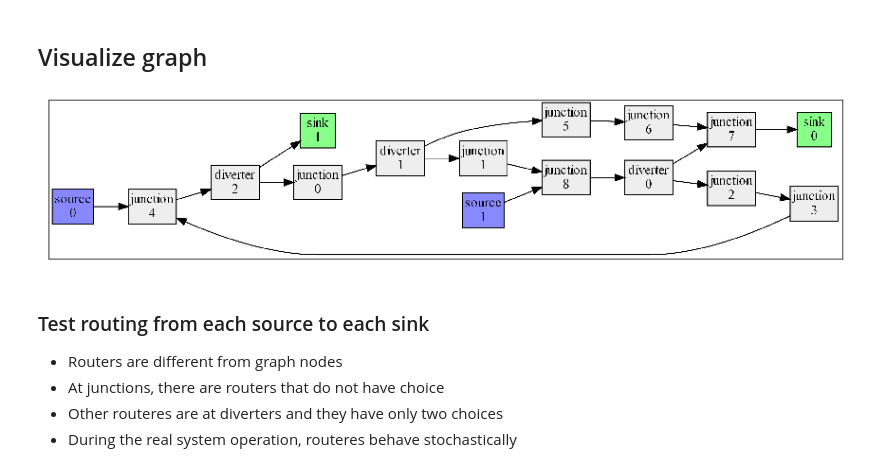
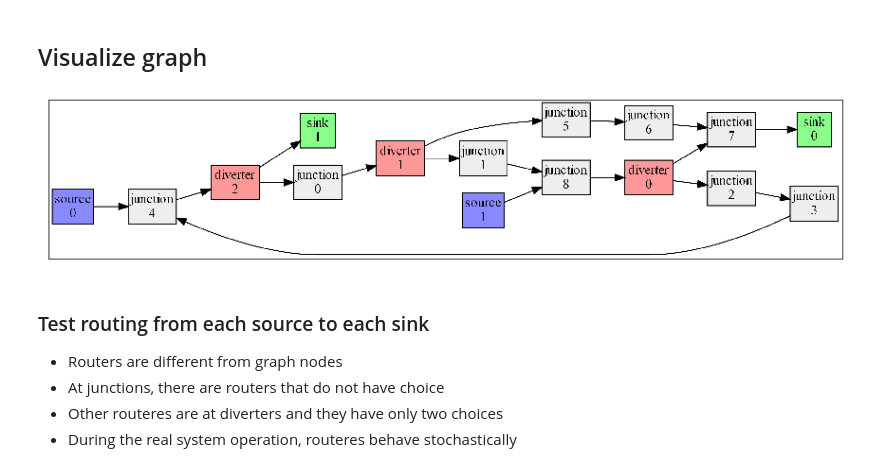
Before and after one commit to flyingleafe/dqnroute, a Jupyter notebook: notebooks/igor_run_simulation.ipynb, the cells around one changed output. Drawn from its saved outputs; the diff is of its cells as text; code cells hidden in the pictures.

```diff
--- a/notebooks/igor_run_simulation.ipynb
+++ b/notebooks/igor_run_simulation.ipynb
@@ -360,34 +360,37 @@ for i, node_key in g.indices_to_node_keys.items():
     gv_graph.add_node(i)
     n = gv_graph.get_node(i)
     n.attr["label"] = get_gv_node_name(node_key)
     n.attr["shape"] = "box"
     n.attr["style"] = "filled"
     n.attr["fixedsize"] = "true"
     if node_key[0] == "source":
         n.attr["fillcolor"] = "#8888FF"
         n.attr["width"] = "0.6"
     elif node_key[0] == "sink":
         n.attr["fillcolor"] = "#88FF88"
         n.attr["width"] = "0.5"
+    elif node_key[0] == "diverter":
+        n.attr["fillcolor"] = "#FF9999"
+        n.attr["width"] = "0.7"
     else:
         n.attr["fillcolor"] = "#EEEEEE"
         n.attr["width"] = "0.7"
 
 for from_node in g.node_keys:
     for to_node in g.get_out_nodes(from_node):
         gv_graph.add_edge(g.node_keys_to_indices[from_node], g.node_keys_to_indices[to_node])
 
 prefix = "../img/tmp."
 gv_graph.write(prefix + "gv")
 for path in [prefix + "png", prefix + "pdf"]:
     gv_graph.draw(path, prog="dot", args="-Gdpi=300 -Gmargin=0 -Grankdir=LR")
 fig, ax = plt.subplots(figsize=(15, 15))
 ax.get_yaxis().set_visible(False)
 ax.get_xaxis().set_visible(False)
 image = plt.imread(prefix + "png")
 plt.imshow(image);
 # %% [output]
-[figure, old version]
+[figure, new version]
 # %% [markdown]
 ### Test routing from each source to each sink
 
```
Also changed, not shown: parts of 1 cell of this notebook.
